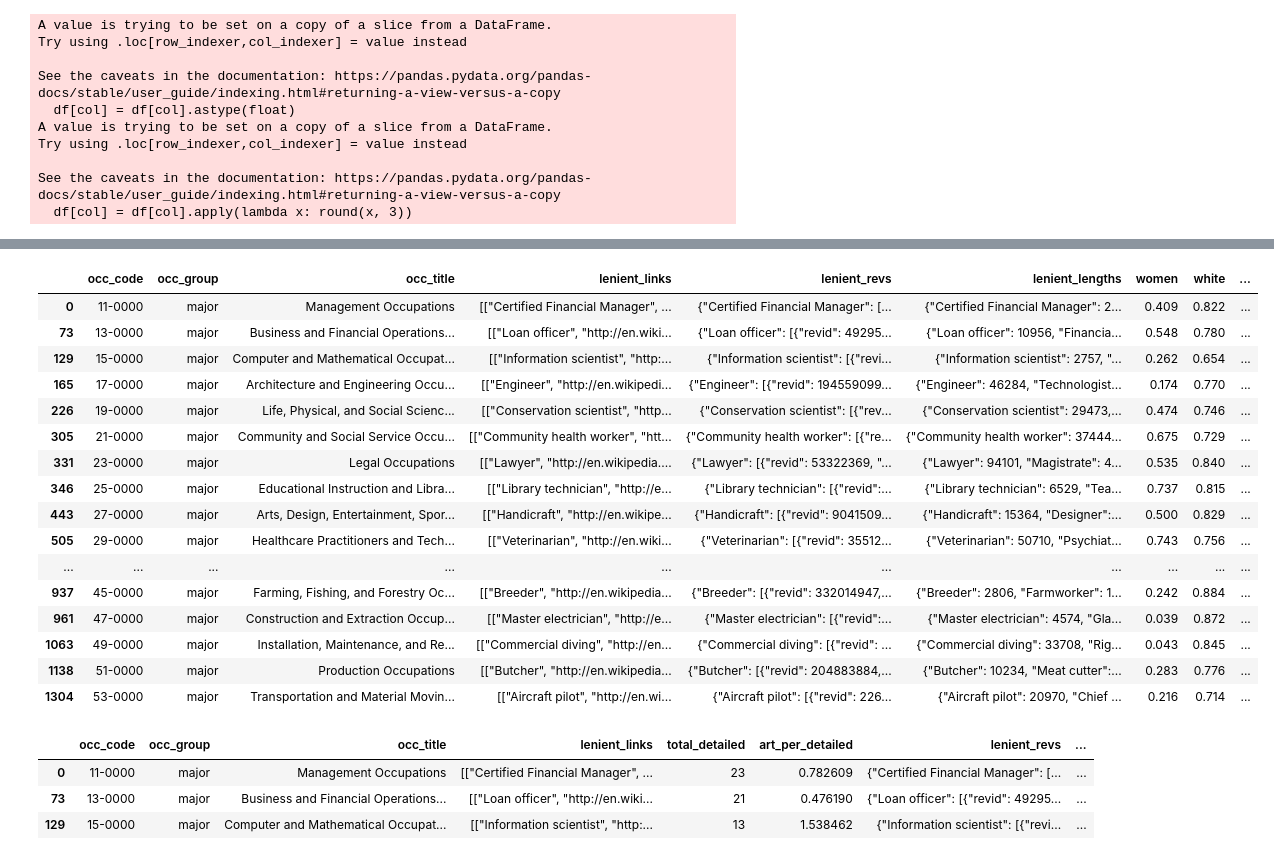
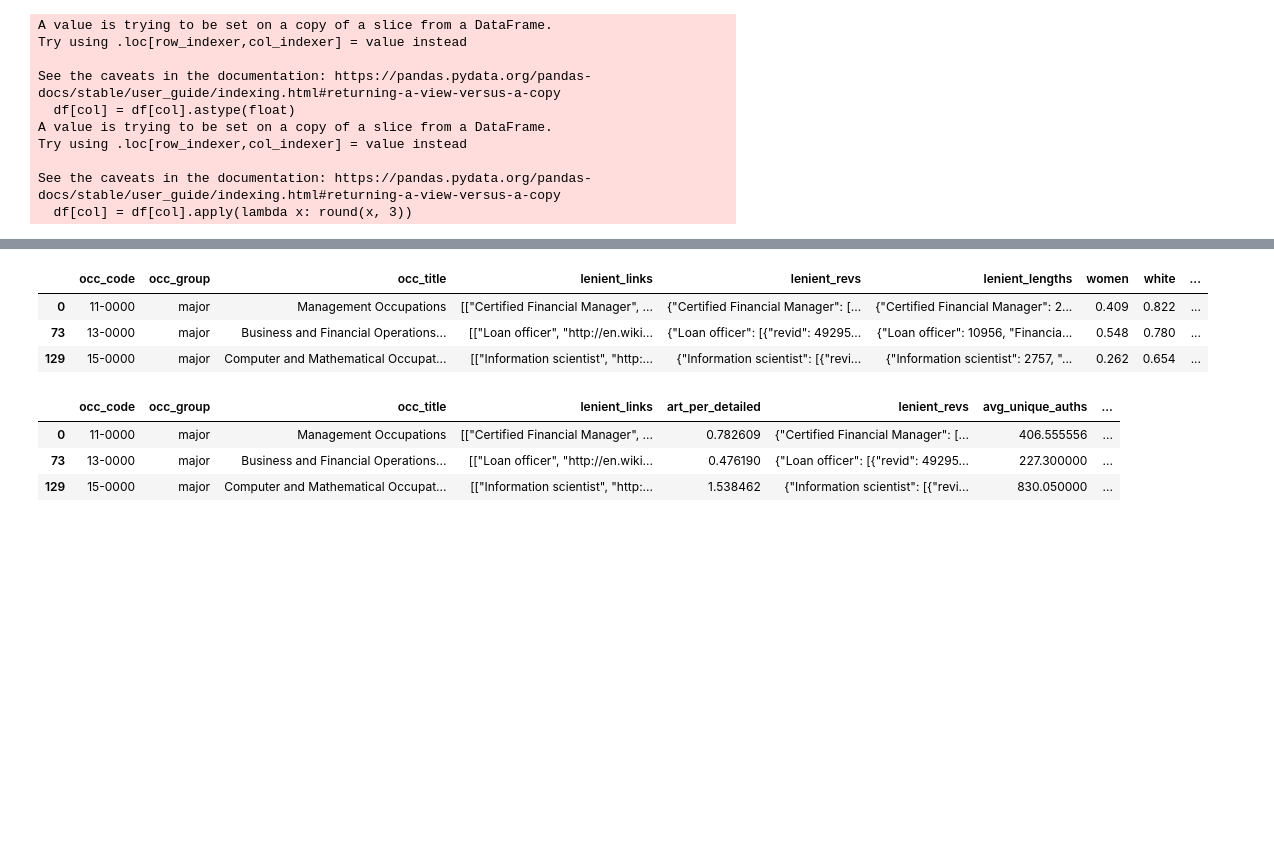
Before and after one commit to digital-scrappy/wikipedia-revisions, a Jupyter notebook: Analysis/gender_race_analysis.ipynb, the cells around one changed output, grey strips where cells are left out. Cells and saved outputs as stored; diff of their text form; code cells hidden in the pictures; blank space fills up the shorter version.

```diff
--- a/Analysis/gender_race_analysis.ipynb
+++ b/Analysis/gender_race_analysis.ipynb
@@ -80,21 +69,8 @@ df
 # %%
 df_major = df.loc[df['occ_group'] == "major"]
-df_major
+df_major.head(3)
 # %% [output]
 |  | occ_code | occ_group | occ_title | lenient_links | lenient_revs | lenient_lengths | women | white | ... |
 | 0 | 11-0000 | major | Management Occupations | [["Certified Financial Manager", ... | {"Certified Financial Manager": [... | {"Certified Financial Manager": 2... | 0.409 | 0.822 | ... |
 | 73 | 13-0000 | major | Business and Financial Operations... | [["Loan officer", "http://en.wiki... | {"Loan officer": [{"revid": 49295... | {"Loan officer": 10956, "Financia... | 0.548 | 0.780 | ... |
 | 129 | 15-0000 | major | Computer and Mathematical Occupat... | [["Information scientist", "http:... | {"Information scientist": [{"revi... | {"Information scientist": 2757, "... | 0.262 | 0.654 | ... |
-| 165 | 17-0000 | major | Architecture and Engineering Occu... | [["Engineer", "http://en.wikipedi... | {"Engineer": [{"revid": 194559099... | {"Engineer": 46284, "Technologist... | 0.174 | 0.770 | ... |
-| 226 | 19-0000 | major | Life, Physical, and Social Scienc... | [["Conservation scientist", "http... | {"Conservation scientist": [{"rev... | {"Conservation scientist": 29473,... | 0.474 | 0.746 | ... |
-| 305 | 21-0000 | major | Community and Social Service Occu... | [["Community health worker", "htt... | {"Community health worker": [{"re... | {"Community health worker": 37444... | 0.675 | 0.729 | ... |
-| 331 | 23-0000 | major | Legal Occupations | [["Lawyer", "http://en.wikipedia.... | {"Lawyer": [{"revid": 53322369, "... | {"Lawyer": 94101, "Magistrate": 4... | 0.535 | 0.840 | ... |
-| 346 | 25-0000 | major | Educational Instruction and Libra... | [["Library technician", "http://e... | {"Library technician": [{"revid":... | {"Library technician": 6529, "Tea... | 0.737 | 0.815 | ... |
-| 443 | 27-0000 | major | Arts, Design, Entertainment, Spor... | [["Handicraft", "http://en.wikipe... | {"Handicraft": [{"revid": 9041509... | {"Handicraft": 15364, "Designer":... | 0.500 | 0.829 | ... |
-| 505 | 29-0000 | major | Healthcare Practitioners and Tech... | [["Veterinarian", "http://en.wiki... | {"Veterinarian": [{"revid": 35512... | {"Veterinarian": 50710, "Psychiat... | 0.743 | 0.756 | ... |
-| ... | ... | ... | ... | ... | ... | ... | ... | ... | ... |
-| 937 | 45-0000 | major | Farming, Fishing, and Forestry Oc... | [["Breeder", "http://en.wikipedia... | {"Breeder": [{"revid": 332014947,... | {"Breeder": 2806, "Farmworker": 1... | 0.242 | 0.884 | ... |
-| 961 | 47-0000 | major | Construction and Extraction Occup... | [["Master electrician", "http://e... | {"Master electrician": [{"revid":... | {"Master electrician": 4574, "Gla... | 0.039 | 0.872 | ... |
-| 1063 | 49-0000 | major | Installation, Maintenance, and Re... | [["Commercial diving", "http://en... | {"Commercial diving": [{"revid": ... | {"Commercial diving": 33708, "Rig... | 0.043 | 0.845 | ... |
-| 1138 | 51-0000 | major | Production Occupations | [["Butcher", "http://en.wikipedia... | {"Butcher": [{"revid": 204883884,... | {"Butcher": 10234, "Meat cutter":... | 0.283 | 0.776 | ... |
-| 1304 | 53-0000 | major | Transportation and Material Movin... | [["Aircraft pilot", "http://en.wi... | {"Aircraft pilot": [{"revid": 226... | {"Aircraft pilot": 20970, "Chief ... | 0.216 | 0.714 | ... |
@@ -131,15 +77,22 @@ def avg_unique_users_page_lengths(df_major):
 # %%
 articles_per_detailed = amount_detailed(df, df_major)
+unique_auths, page_lengths = avg_unique_auth_page_lengths(df_major)
 
 if "art_per_detailed" not in df_major:
     df_major.insert(4, "art_per_detailed", articles_per_detailed)
 
+if "avg_unique_auths" not in df_major:
+    df_major.insert(6, "avg_unique_auths", unique_auths)
+
+if "avg_page_lengths" not in df_major:
+    df_major.insert(8, "avg_page_lengths", page_lengths)
+
 df_major.head(3)
 # %% [output]
-|  | occ_code | occ_group | occ_title | lenient_links | total_detailed | art_per_detailed | lenient_revs | ... |
-| 0 | 11-0000 | major | Management Occupations | [["Certified Financial Manager", ... | 23 | 0.782609 | {"Certified Financial Manager": [... | ... |
-| 73 | 13-0000 | major | Business and Financial Operations... | [["Loan officer", "http://en.wiki... | 21 | 0.476190 | {"Loan officer": [{"revid": 49295... | ... |
-| 129 | 15-0000 | major | Computer and Mathematical Occupat... | [["Information scientist", "http:... | 13 | 1.538462 | {"Information scientist": [{"revi... | ... |
+|  | occ_code | occ_group | occ_title | lenient_links | art_per_detailed | lenient_revs | avg_unique_auths | ... |
+| 0 | 11-0000 | major | Management Occupations | [["Certified Financial Manager", ... | 0.782609 | {"Certified Financial Manager": [... | 406.555556 | ... |
+| 73 | 13-0000 | major | Business and Financial Operations... | [["Loan officer", "http://en.wiki... | 0.476190 | {"Loan officer": [{"revid": 49295... | 227.300000 | ... |
+| 129 | 15-0000 | major | Computer and Mathematical Occupat... | [["Information scientist", "http:... | 1.538462 | {"Information scientist": [{"revi... | 830.050000 | ... |
 # %%
 def viz_two_axes(df, target_variable, second_metric):
     df_viz = df.sort_values(by = [second_metric])
```
Also changed, not shown: parts of 5 cells of this notebook, 1 other file.
